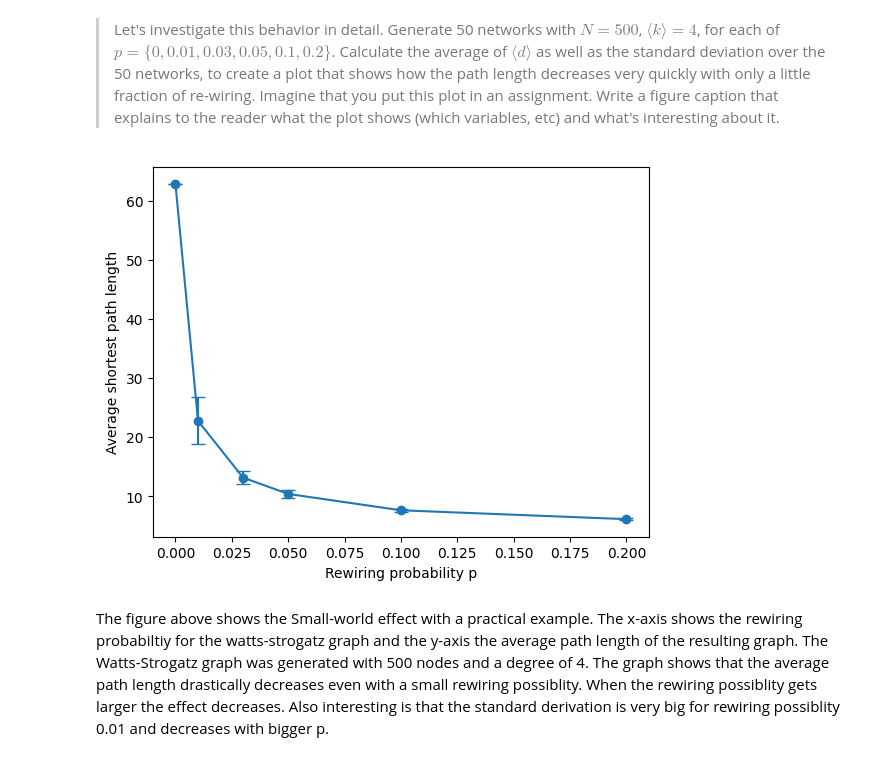
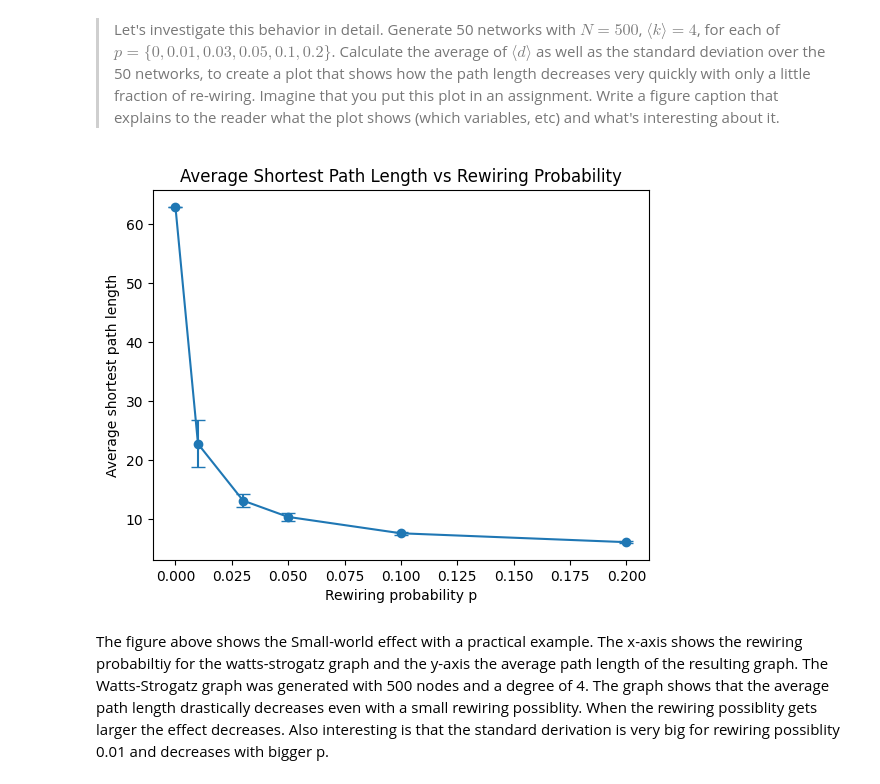
Before and after one commit to badumts78/Social-Graphs, a Jupyter notebook: Assignment1/Assignment1.ipynb, the cells around one changed output. Drawn from its saved outputs; the diff is of its cells as text; code cells hidden in the pictures.

```diff
--- a/Assignment1/Assignment1.ipynb
+++ b/Assignment1/Assignment1.ipynb
@@ -93,13 +96,13 @@ for p in ps:
     std_paths.append(np.std(path_lengths))
 # %%
 # Make plot
-
 plt.errorbar(ps, mean_paths, yerr=std_paths, fmt='-o', capsize=5)
 plt.xlabel('Rewiring probability p')
 plt.ylabel('Average shortest path length')
+plt.title('Average Shortest Path Length vs Rewiring Probability')
 plt.show()
 # %% [output]
-[figure, old version]
+[figure, new version]
 # %% [markdown]
 The figure above shows the Small-world effect with a practical example. The x-axis shows the rewiring probabiltiy for the watts-strogatz graph and the y-axis the average path length of the resulting graph. The Watts-Strogatz graph was generated with 500 nodes and a degree of 4. The graph shows that the average path length drastically decreases even with a small rewiring possiblity. When the rewiring possiblity gets larger the effect decreases. Also interesting is that the standard derivation is very big for rewiring possiblity 0.01 and decreases with bigger p.
 # %% [markdown]
```
Also changed, not shown: parts of 7 cells of this notebook.
